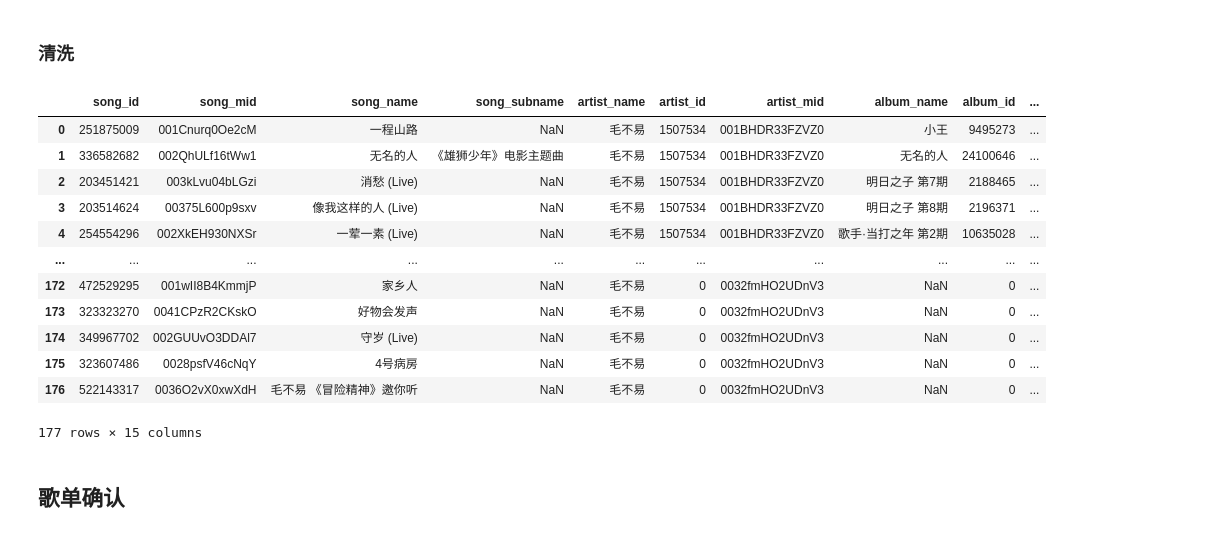
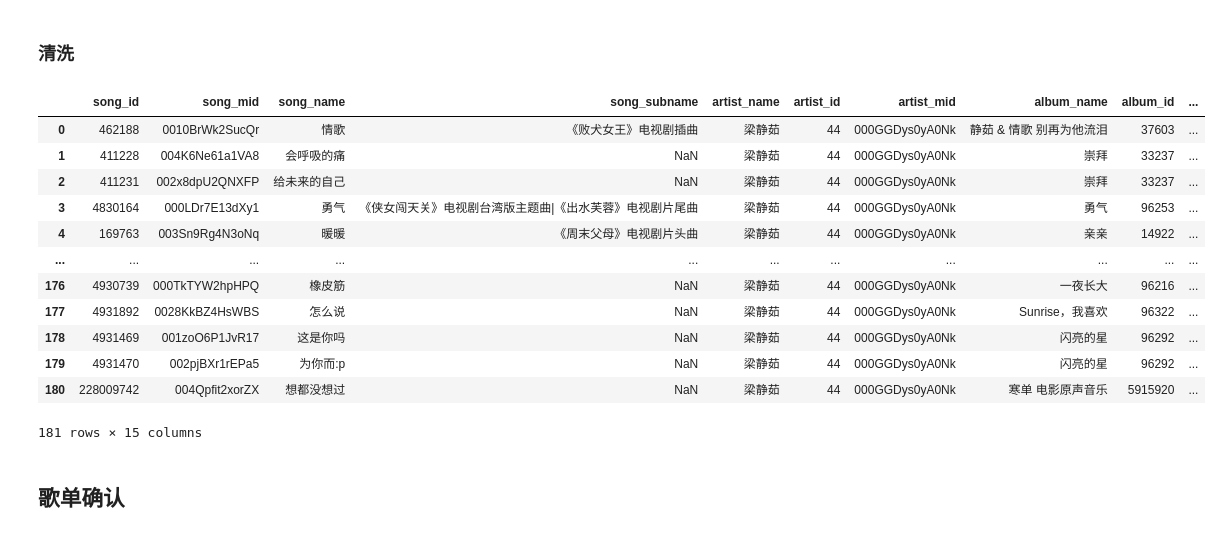
Before and after one commit to Kofi-W/net_charts, a Jupyter notebook: songs/data_crawler_qq_no_album.ipynb, the cells around one changed output. Cells and saved outputs as stored; diff of their text form; code cells hidden in the pictures.

```diff
--- a/songs/data_crawler_qq_no_album.ipynb
+++ b/songs/data_crawler_qq_no_album.ipynb
@@ -65,8 +65,8 @@ for i in singers[-1:]:
 # singer = "李宇春"
 # max_page = 14
 
-file_path_prefix = "data/maobuyi/"
-singer = "毛不易"
+file_path_prefix = "data/liangjingru/"
+singer = "梁静茹"
 max_page = 20
 if not os.path.exists(file_path_prefix):
     os.makedirs(file_path_prefix)
@@ -102,36 +102,35 @@ df_song_data_raw_read
 ### 清洗
 # %%
 # 删除live歌曲
-# df_songs = SongDataCleaner.clear_live_songs(df_song_data_raw_read)
-df_songs = df_song_data_raw_read[~df_song_data_raw_read['song_name'].str.
-                                 contains('口白')]
+df_songs = SongDataCleaner.clear_live_songs(df_song_data_raw_read)
+# df_songs = df_song_data_raw_read[~df_song_data_raw_read['song_name'].str.contains('口白')]
 df_songs = df_songs[~df_songs['song_name'].str.contains('现场版', case=False)]
 df_songs = df_songs[~df_songs['song_name'].str.contains('&', case=False)]
 df_songs = df_songs[~df_songs['song_name'].str.contains('【', case=False)]
 df_songs = df_songs[~df_songs['song_name'].str.contains('／', case=False)]
 
 # 歌曲名清洗
 df_songs = SongDataCleaner.clear_song_name(df_songs)
 # 仅含歌手独唱歌曲
 df_songs = SongDataCleaner.clear_song_singer(df_songs, singer)
 # 删除晚会歌曲
 df_songs = SongDataCleaner.clear_song_tv_show(df_songs, albums_to_delete)
 df_songs = df_songs.drop_duplicates(subset=['song_name_pure'], keep='first').reset_index(drop=True)
 df_songs
 # %% [output]
 |  | song_id | song_mid | song_name | song_subname | artist_name | artist_id | artist_mid | album_name | album_id | ... |
-| 0 | 251875009 | 001Cnurq0Oe2cM | 一程山路 | NaN | 毛不易 | 1507534 | 001BHDR33FZVZ0 | 小王 | 9495273 | ... |
-| 1 | 336582682 | 002QhULf16tWw1 | 无名的人 | 《雄狮少年》电影主题曲 | 毛不易 | 1507534 | 001BHDR33FZVZ0 | 无名的人 | 24100646 | ... |
-| 2 | 203451421 | 003kLvu04bLGzi | 消愁 (Live) | NaN | 毛不易 | 1507534 | 001BHDR33FZVZ0 | 明日之子 第7期 | 2188465 | ... |
-| 3 | 203514624 | 00375L600p9sxv | 像我这样的人 (Live) | NaN | 毛不易 | 1507534 | 001BHDR33FZVZ0 | 明日之子 第8期 | 2196371 | ... |
-| 4 | 254554296 | 002XkEH930NXSr | 一荤一素 (Live) | NaN | 毛不易 | 1507534 | 001BHDR33FZVZ0 | 歌手·当打之年 第2期 | 10635028 | ... |
+| 0 | 462188 | 0010BrWk2SucQr | 情歌 | 《败犬女王》电视剧插曲 | 梁静茹 | 44 | 000GGDys0yA0Nk | 静茹 & 情歌 别再为他流泪 | 37603 | ... |
+| 1 | 411228 | 004K6Ne61a1VA8 | 会呼吸的痛 | NaN | 梁静茹 | 44 | 000GGDys0yA0Nk | 崇拜 | 33237 | ... |
+| 2 | 411231 | 002x8dpU2QNXFP | 给未来的自己 | NaN | 梁静茹 | 44 | 000GGDys0yA0Nk | 崇拜 | 33237 | ... |
+| 3 | 4830164 | 000LDr7E13dXy1 | 勇气 | 《侠女闯天关》电视剧台湾版主题曲|《出水芙蓉》电视剧片尾曲 | 梁静茹 | 44 | 000GGDys0yA0Nk | 勇气 | 96253 | ... |
+| 4 | 169763 | 003Sn9Rg4N3oNq | 暖暖 | 《周末父母》电视剧片头曲 | 梁静茹 | 44 | 000GGDys0yA0Nk | 亲亲 | 14922 | ... |
 | ... | ... | ... | ... | ... | ... | ... | ... | ... | ... | ... |
-| 172 | 472529295 | 001wII8B4KmmjP | 家乡人 | NaN | 毛不易 | 0 | 0032fmHO2UDnV3 | NaN | 0 | ... |
-| 173 | 323323270 | 0041CPzR2CKskO | 好物会发声 | NaN | 毛不易 | 0 | 0032fmHO2UDnV3 | NaN | 0 | ... |
-| 174 | 349967702 | 002GUUvO3DDAl7 | 守岁 (Live) | NaN | 毛不易 | 0 | 0032fmHO2UDnV3 | NaN | 0 | ... |
-| 175 | 323607486 | 0028psfV46cNqY | 4号病房 | NaN | 毛不易 | 0 | 0032fmHO2UDnV3 | NaN | 0 | ... |
-| 176 | 522143317 | 0036O2vX0xwXdH | 毛不易 《冒险精神》邀你听 | NaN | 毛不易 | 0 | 0032fmHO2UDnV3 | NaN | 0 | ... |
+| 176 | 4930739 | 000TkTYW2hpHPQ | 橡皮筋 | NaN | 梁静茹 | 44 | 000GGDys0yA0Nk | 一夜长大 | 96216 | ... |
+| 177 | 4931892 | 0028KkBZ4HsWBS | 怎么说 | NaN | 梁静茹 | 44 | 000GGDys0yA0Nk | Sunrise，我喜欢 | 96322 | ... |
+| 178 | 4931469 | 001zoO6P1JvR17 | 这是你吗 | NaN | 梁静茹 | 44 | 000GGDys0yA0Nk | 闪亮的星 | 96292 | ... |
+| 179 | 4931470 | 002pjBXr1rEPa5 | 为你而:p | NaN | 梁静茹 | 44 | 000GGDys0yA0Nk | 闪亮的星 | 96292 | ... |
+| 180 | 228009742 | 004Qpfit2xorZX | 想都没想过 | NaN | 梁静茹 | 44 | 000GGDys0yA0Nk | 寒单 电影原声音乐 | 5915920 | ... |
-177 rows × 15 columns
+181 rows × 15 columns
 # %%
 # 特别处理
 df_songs['album_name'] = df_songs['album_name'].fillna('').astype(str)
```
Also changed, not shown: parts of 6 cells of this notebook, 2 other files.
